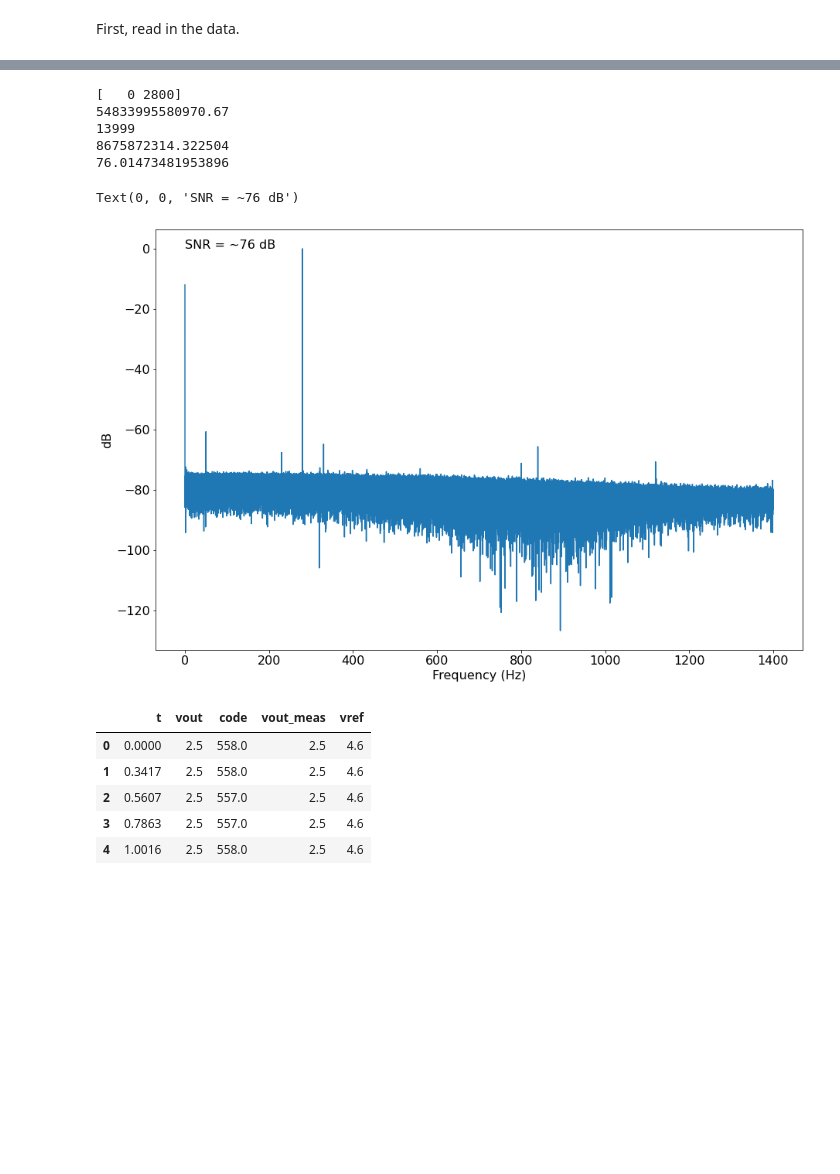
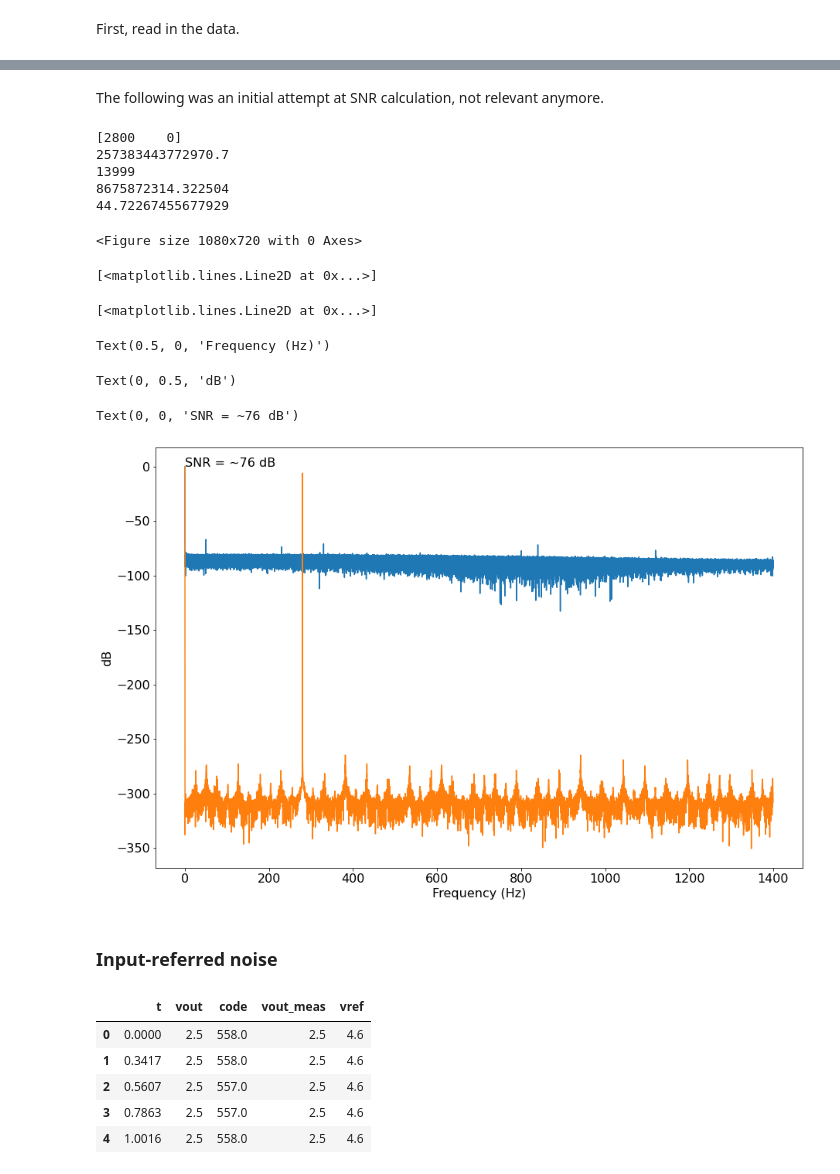
Before and after one commit to Jyrijoul/arduino-adc-tester, a Jupyter notebook: processing_dynamic.ipynb, the cells around one changed output, grey strips where cells are left out. Cells and saved outputs as stored; diff of their text form; code cells hidden in the pictures; blank space fills up the shorter version.

```diff
--- a/processing_dynamic.ipynb
+++ b/processing_dynamic.ipynb
@@ -41,9 +56,12 @@ def normalized_fourier(signal, sample_rate, signal_length):
 
     return transformed_signal, x
 
-def to_decibels(signal):
+def to_decibels(signal, power=False):
     ref = np.max(signal)
-    output = 20 * np.log10(signal / ref)
+    if power:
+        output = 10 * np.log10(signal / ref)
+    else:
+        output = 20 * np.log10(signal / ref)
     return output
 # %%
 def sine(n_samples: int, periods: float, min_value: float, max_value: float):
@@ -55,0 +85,31 @@ def code_to_v(code, vref, res=1024):
+# %%
+n_samples = len(data)
+fs = 2800
+frequency = 280
+periods = n_samples / fs * frequency
+output_data = sine(n_samples, periods, 0, 4.6)
+
+fft_ideal = fft_real(output_data, power=True)
+fft_actual = fft_real(code_to_v(data.code, data.vref), power=True)
+
+# Signal power
+idx_fundamental = int(frequency * n_samples / fs)
+idx_fundamental
+fundamental_power = fft_actual[idx_fundamental]
+signal_power = fundamental_power
+
+# Harmonics' power
+f_harmonics = np.array([frequency * i for i in range(2, 6)])
+f_harmonics
+idx_harmonics = f_harmonics * n_samples / fs
+idx_harmonics = idx_harmonics.astype(np.int64)
+harmonics_powers = fft_actual[idx_harmonics]
+harmonics_power = np.sum(harmonics_powers)
+
+# Noise power
+idx_noise = list(range(1, len(fft_actual)))  # Start from 1 to exclude the DC component.
+idx_noise.remove(idx_fundamental)
+for harmonics_i in idx_harmonics:
+    idx_noise.remove(harmonics_i)
+noise_powers = fft_actual[idx_noise]
+noise_power = np.sum(noise_powers)
@@ -83,3 +278,5 @@ plt.show()
+# %% [markdown]
+The following was an initial attempt at SNR calculation, not relevant anymore.
 # %%
 fft = np.abs(np.fft.rfft(data.code))
 
@@ -94,27 +291,38 @@ print(len(noise_indices))
 noise_power = np.sum(fft[noise_indices] ** 2)
 print(noise_power)
 
-snr = 20 * np.log10(signal_power / noise_power)
+snr = 10 * np.log10(signal_power / noise_power)
 print(snr)
 # %% [output]
-[   0 2800]
-54833995580970.67
+[2800    0]
+257383443772970.7
 13999
 8675872314.322504
-76.01473481953896
+44.72267455677929
 # %%
 fft, x = normalized_fourier(data.code, 2800, 28000)
 fft = to_decibels(fft)
 
+fft_, x = normalized_fourier(output_data, 2800, 28000)
+fft_ = to_decibels(fft_)
+
 plt.rc("font", size=16)
 plt.figure(figsize=(15, 10))
 plt.plot(x, fft)
+plt.plot(x, fft_)
 plt.xlabel("Frequency (Hz)")
 plt.ylabel("dB")
 plt.text(0, 0, s="SNR = ~76 dB")
 # %% [output]
-Text(0, 0, 'SNR = ~76 dB')
+<Figure size 1080x720 with 0 Axes>
+[<matplotlib.lines.Line2D at 0x...>]
+[<matplotlib.lines.Line2D at 0x...>]
+Text(0.5, 0, 'Frequency (Hz)')
+Text(0, 0.5, 'dB')
+Text(0, 0, 'SNR = ~76 dB')
-[figure, old version]
+[figure, new version]
+# %% [markdown]
+### Input-referred noise
 # %%
 input_noise_data = pd.read_csv("input_noise_0.csv")
 
```
Also changed, not shown: parts of 30 cells of this notebook, 1 other file.
